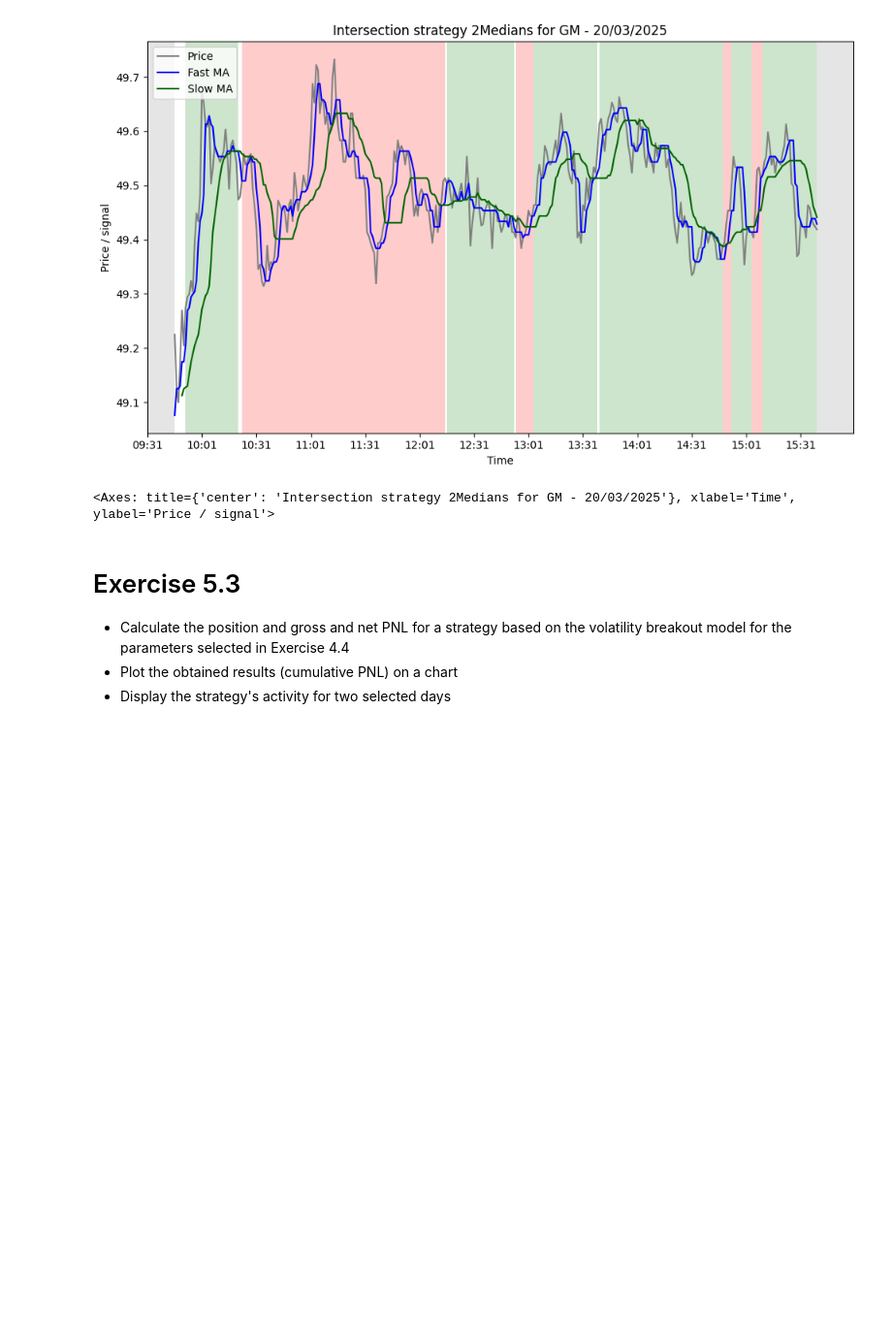
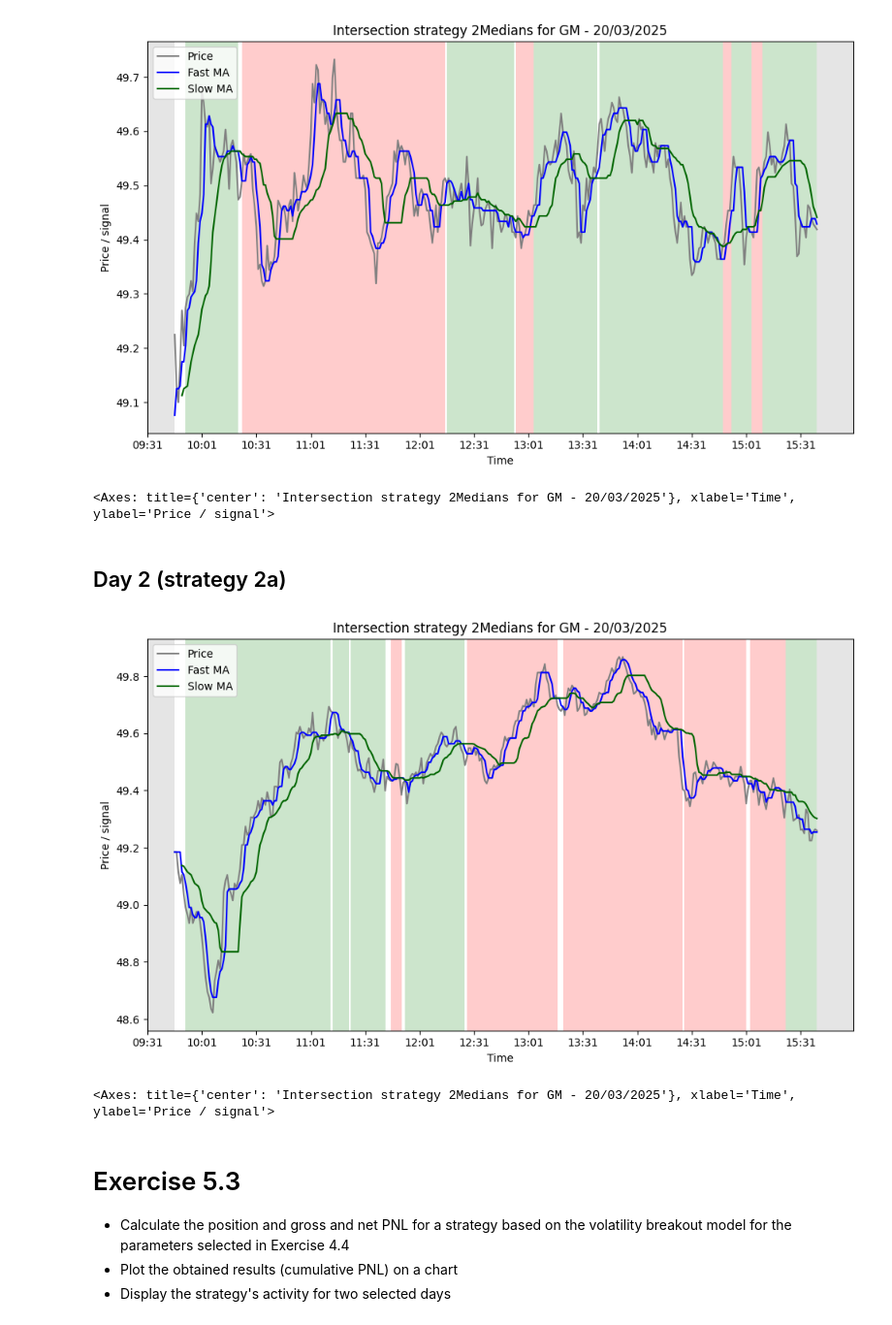
Before and after one commit to Shahahaha11/HFT-WNE, a Jupyter notebook: 05/HFD_05.ipynb, the cells around one changed output. Shown at 97% size. Drawn from its saved outputs; the diff is of its cells as text; code cells hidden in the pictures; blank space fills up the shorter version.

```diff
--- a/05/HFD_05.ipynb
+++ b/05/HFD_05.ipynb
@@ -383,6 +404,22 @@ plot_positions_2mas(
 # %% [output]
 [figure]
 <Axes: title={'center': 'Intersection strategy 2Medians for GM - 20/03/2025'}, xlabel='Time', ylabel='Price / signal'>
+# %% [markdown]
+## Day 2 (strategy 2a)
+# %%
+plot_positions_2mas(
+    data_plot=dataUSA_GM_GE,
+    date_plot='2025-03-21',
+    col_price='close_GM',
+    col_fma='med_short',
+    col_sma='med_long',
+    col_pos='position_2a',
+    title='Intersection strategy 2Medians for GM - 20/03/2025',
+    save_graph=False
+)
+# %% [output]
+[figure, added]
+<Axes: title={'center': 'Intersection strategy 2Medians for GM - 20/03/2025'}, xlabel='Time', ylabel='Price / signal'>
 # %% [markdown]
 # Exercise 5.3
 
```
Also changed, not shown: parts of 12 cells of this notebook.
